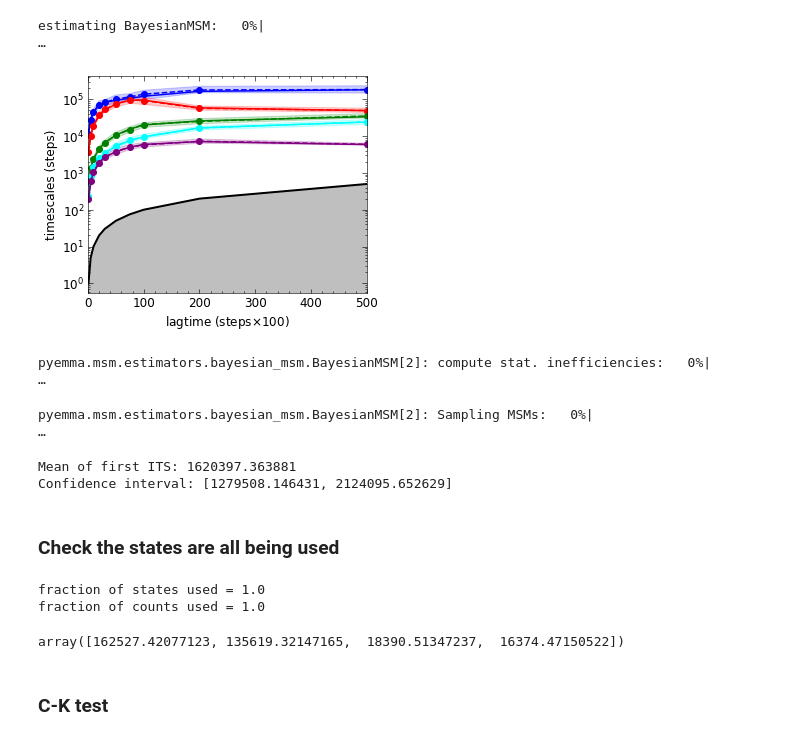
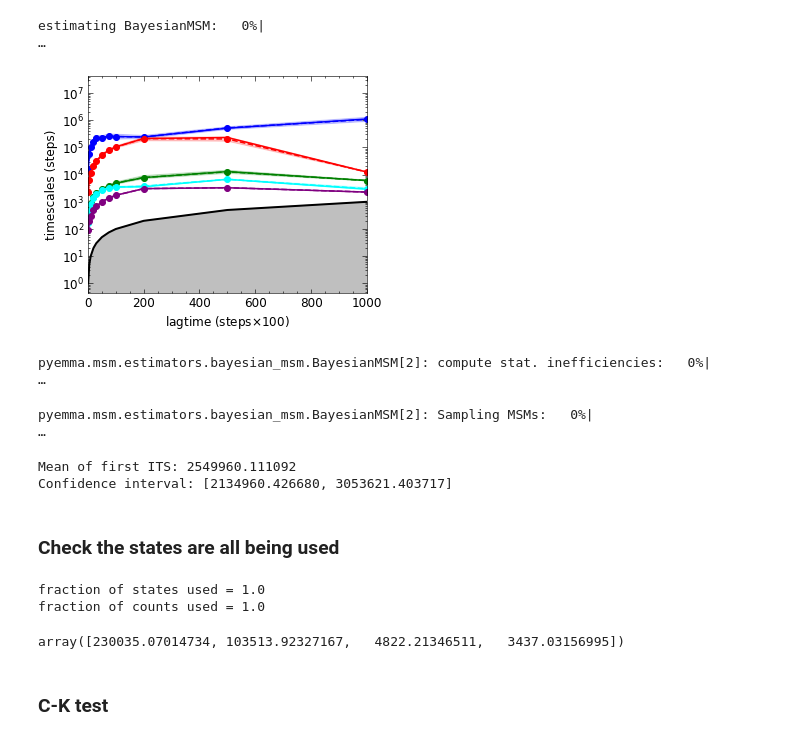
Before and after one commit to aaronrfinney/VAMP-MSM, a Jupyter notebook: MSM2_TICA.ipynb, the cells around one changed output. Saved outputs shown, nothing was run; the diff lists cells and outputs as text; code cells hidden in the pictures.

```diff
--- a/MSM2_TICA.ipynb
+++ b/MSM2_TICA.ipynb
@@ -225,6 +233,21 @@ npdatalabels[RC_CVs].tolist()
 # %%
+# Get absolute normalised values
+
 DataNorm = np.zeros(Data[:,RC_CVs].shape)
 for i in range(0,DataNorm.shape[1]):
     print(datalabels[RC_CVs[i]],np.amin(Data[:,RC_CVs[i]]),np.amax(Data[:,RC_CVs[i]]))
     DataNorm[:,i] = np.abs(Data[:,RC_CVs[i]])/np.amax(np.abs(Data[:,RC_CVs[i]]))
+
+
+# We can't use concatenated data for clustering, so build a list from DataNorm
+normdata = []
+tf = 0
+#maxvals = np.amax(np.abs(Data[:,RC_CVs]),axis=0)
+for i in range(0,len(data)):
+    #normdata.append(abs(data[i])/maxvals)
+    #normdata.append(abs(data[i][:][RC_CVs])/maxvals)
+
+    t0 = tf
+    tf += lendata[i]
+    normdata.append(DataNorm[t0:tf])
 # %% [output]
@@ -260,11 +275,17 @@ fig.tight_layout()
 from deeptime.decomposition import TICA
 from deeptime.decomposition import VAMP
 
-lagt= 200
+lagt= 100
 #tica_estimator = TICA(dim=2, lagtime=lagt).fit(DataNorm)
-tica_estimator = VAMP(dim=2, lagtime=lagt).fit(DataNorm)
+tica_estimator = VAMP(dim=2, lagtime=lagt).fit(normdata)
 tica = tica_estimator.fetch_model()
-tics = tica.transform(DataNorm)
+
+# We can't use concatenated data for clustering, so build a list of tics
+tics_f = []
+for i in range(0,len(normdata)):
+    tics_f.append(tica.transform(normdata[i]))
+
+tics = np.concatenate(tics_f)
 # %%
 plt.figure(figsize=(4, 2))
 pyemma.plots.plot_feature_histograms(tics, color='k')
@@ -330,10 +351,16 @@ Text(0, 0.5, '$\\phi_2$')
 from deeptime.clustering import KMeans
 from deeptime.clustering import RegularSpace
 
-#estimator = KMeans(100, init_strategy='uniform', max_iter=100, progress=tqdm).fit(tics).fetch_model()
+#estimator = KMeans(100, init_strategy='uniform', max_iter=1`00, progress=tqdm).fit(tics).fetch_model()
 #estimator = RegularSpace(dmin=0.15,max_centers=100,n_jobs=4).fit(DataConc).fetch_model()
-estimator = RegularSpace(dmin=0.15,max_centers=500).fit(tics).fetch_model()
+estimator = RegularSpace(dmin=0.15,max_centers=500).fit(tics_f).fetch_model()
+print("Number of states:",estimator.cluster_centers.shape[0])
 
-dtraj = estimator.transform(tics)
-print("Number of states:",estimator.cluster_centers.shape[0])
+
+# We can't use concatenated data for clustering, so build a list of tics
+dtraj_f = []
+for i in range(0,len(normdata)):
+    dtraj_f.append(estimator.transform(tics_f[i]))
+
+dtraj = np.concatenate(dtraj_f)
 # %% [output]
@@ -419,20 +458,20 @@ ax.set_ylabel('timescales (steps)');
 # %% [markdown]
 ### Build a Bayesian MSM - PyEMMA
 # %%
-its = pyemma.msm.its(dtraj, lags=lags, nits=5, errors='bayes')
+its = pyemma.msm.its(dtraj_f, lags=lags, nits=5, errors='bayes')
 # %% [output]
 estimating BayesianMSM:   0%|                                                                                 …
 # %%
 plt.figure(figsize=(5, 4))
 pyemma.plots.plot_implied_timescales(its, ylog=True);
 plt.xlabel(r'lagtime (steps$\times 100$)')
 plt.ylabel('timescales (steps)');
-plt.xlim(0,500)
+plt.xlim(0,1000)
 plt.savefig('ticaBayesMSM.png', dpi=300, bbox_inches='tight')
 # %% [output]
-[figure, old version]
+[figure, new version]
 # %%
-bayesian_msm = pyemma.msm.bayesian_markov_model(dtraj, lag=lagt, conf=0.95, count_mode='effective', dt_traj='10 ps',mincount_connectivity=1E-5)
+bayesian_msm = pyemma.msm.bayesian_markov_model(dtraj_f, lag=lagt, conf=0.95, count_mode='effective', dt_traj='10 ps',mincount_connectivity=1E-5)
 sample_mean = bayesian_msm.sample_mean('timescales', k=1)
 sample_conf_l, sample_conf_r = bayesian_msm.sample_conf('timescales', k=1)
 
@@ -441,15 +480,15 @@ print('Confidence interval: [{:f}, {:f}]'.format(sample_conf_l[0], sample_conf_r
 # %% [output]
 pyemma.msm.estimators.bayesian_msm.BayesianMSM[2]: compute stat. inefficiencies:   0%|                        …
 pyemma.msm.estimators.bayesian_msm.BayesianMSM[2]: Sampling MSMs:   0%|                                       …
-Mean of first ITS: 1620397.363881
-Confidence interval: [1279508.146431, 2124095.652629]
+Mean of first ITS: 2549960.111092
+Confidence interval: [2134960.426680, 3053621.403717]
 # %% [markdown]
 ### Check the states are all being used
 # %%
 from deeptime.markov import TransitionCountEstimator
 
 counts_estimator = TransitionCountEstimator(lagtime=lagt, count_mode='sliding')
-counts = counts_estimator.fit_fetch(dtraj).submodel_largest()
+counts = counts_estimator.fit_fetch(dtraj_f).submodel_largest()
 
 msm_estimator = MaximumLikelihoodMSM()
 msm = msm_estimator.fit_fetch(counts)
@@ -460,7 +499,7 @@ msm.timescales(k=4)
 # %% [output]
 fraction of states used = 1.0
 fraction of counts used = 1.0
-array([162527.42077123, 135619.32147165,  18390.51347237,  16374.47150522])
+array([230035.07014734, 103513.92327167,   4822.21346511,   3437.03156995])
 # %% [markdown]
 ### C-K test
 # %%
```
Also changed, not shown: parts of 34 cells of this notebook.
